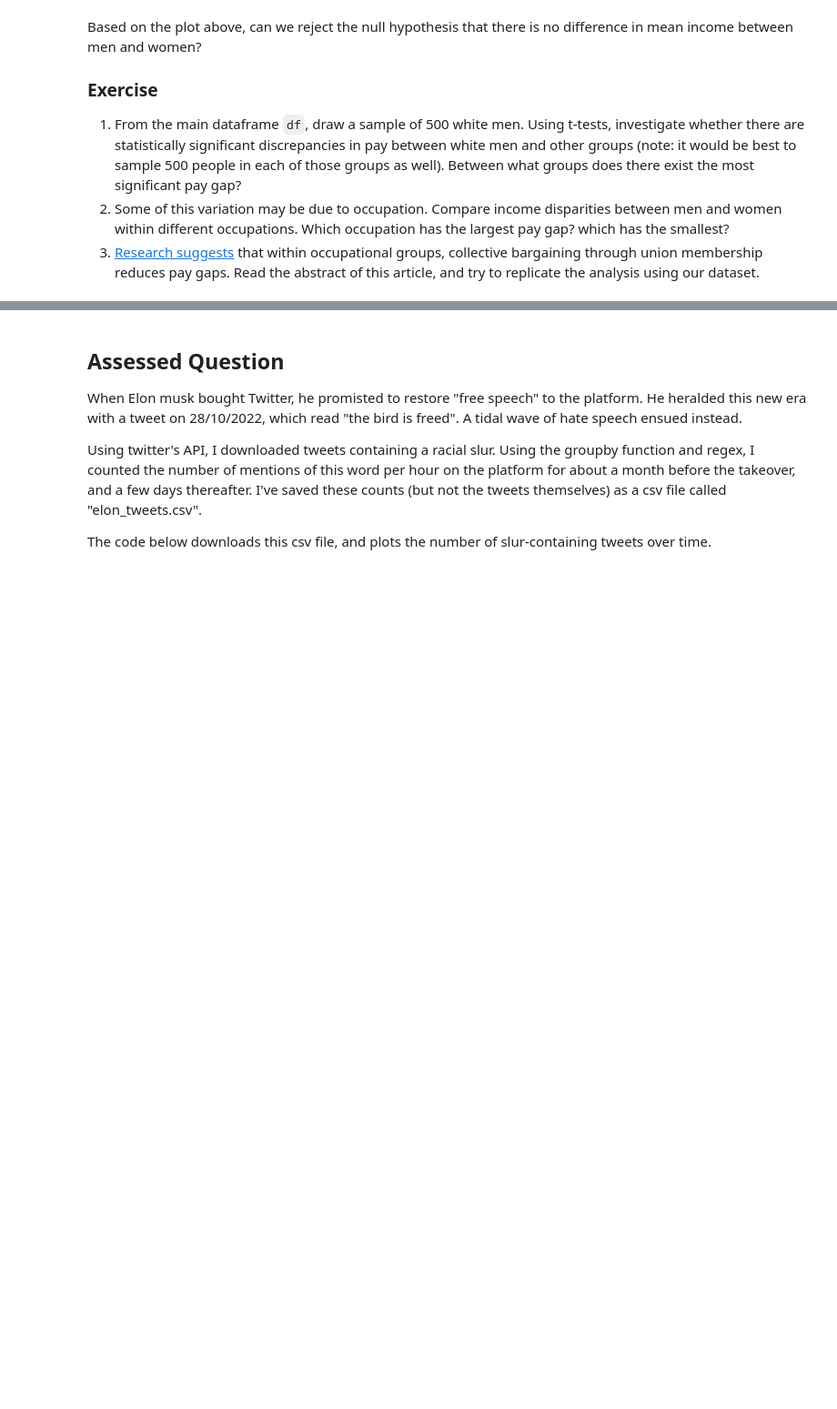
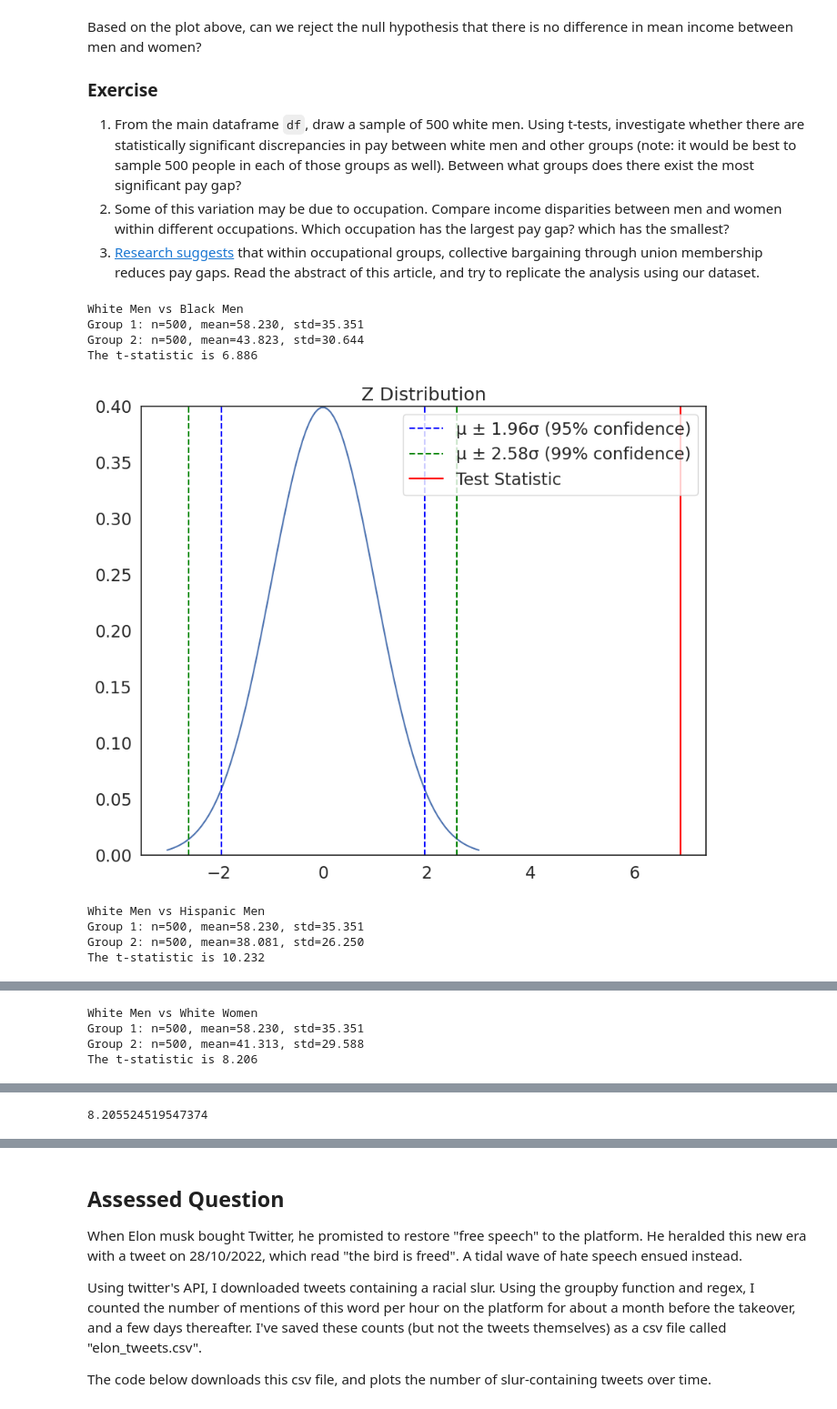
Before and after one commit to KellyLuo123/QM2-1, a Jupyter notebook: w06_hypothesis_testing.ipynb, the cells around one changed output, grey strips where cells are left out. Shown: that part at 91% size. Drawn from its saved outputs; the diff is of its cells as text; code cells hidden in the pictures; blank space fills up the shorter version.

```diff
--- a/w06_hypothesis_testing.ipynb
+++ b/w06_hypothesis_testing.ipynb
@@ -284,3 +284,32 @@ Based on the plot above, can we reject the null hypothesis that there is no diff
 1. From the main dataframe `df`, draw a sample of 500 white men. Using t-tests, investigate whether there are statistically significant discrepancies in pay between white men and other groups (note: it would be best to sample 500 people in each of those groups as well). Between what groups does there exist the most significant pay gap?
 2. Some of this variation may be due to occupation. Compare income disparities between men and women within different occupations. Which occupation has the largest pay gap? which has the smallest?
 3. [Research suggests](https://journals.sagepub.com/doi/abs/10.1177/0730888401028004005) that within occupational groups, collective bargaining through union membership reduces pay gaps. Read the abstract of this article, and try to replicate the analysis using our dataset.
+# %%
+white_men = df[(df['sex'] == 1) & (df['race'] == 1)].sample(500)  # White men
+black_men = df[(df['sex'] == 1) & (df['race'] == 2)].sample(500)  # Black men
+hispanic_men = df[(df['sex'] == 1) & (df['race'] == 3)].sample(500)  # Hispanic men
+white_women = df[(df['sex'] == 2) & (df['race'] == 1)].sample(500)  # White women
+
+def test_pay_gap(group1, group2):
+    t = manual_ttest(group1['income'], group2['income'])
+    plot_z(t)
+    return t
+
+print("White Men vs Black Men")
+test_pay_gap(white_men, black_men)
+
+print("White Men vs Hispanic Men")
+test_pay_gap(white_men, hispanic_men)
+
+print("White Men vs White Women")
+test_pay_gap(white_men, white_women)
+# %% [output]
+White Men vs Black Men
+Group 1: n=500, mean=58.230, std=35.351
+Group 2: n=500, mean=43.823, std=30.644
+The t-statistic is 6.886
+[figure, added]
+White Men vs Hispanic Men
+Group 1: n=500, mean=58.230, std=35.351
+Group 2: n=500, mean=38.081, std=26.250
+The t-statistic is 10.232
@@ -286,0 +317,4 @@ Based on the plot above, can we reject the null hypothesis that there is no diff
+White Men vs White Women
+Group 1: n=500, mean=58.230, std=35.351
+Group 2: n=500, mean=41.313, std=29.588
+The t-statistic is 8.206
@@ -286,0 +322 @@ Based on the plot above, can we reject the null hypothesis that there is no diff
+8.205524519547374
```
Also changed, not shown: parts of 14 cells of this notebook.
